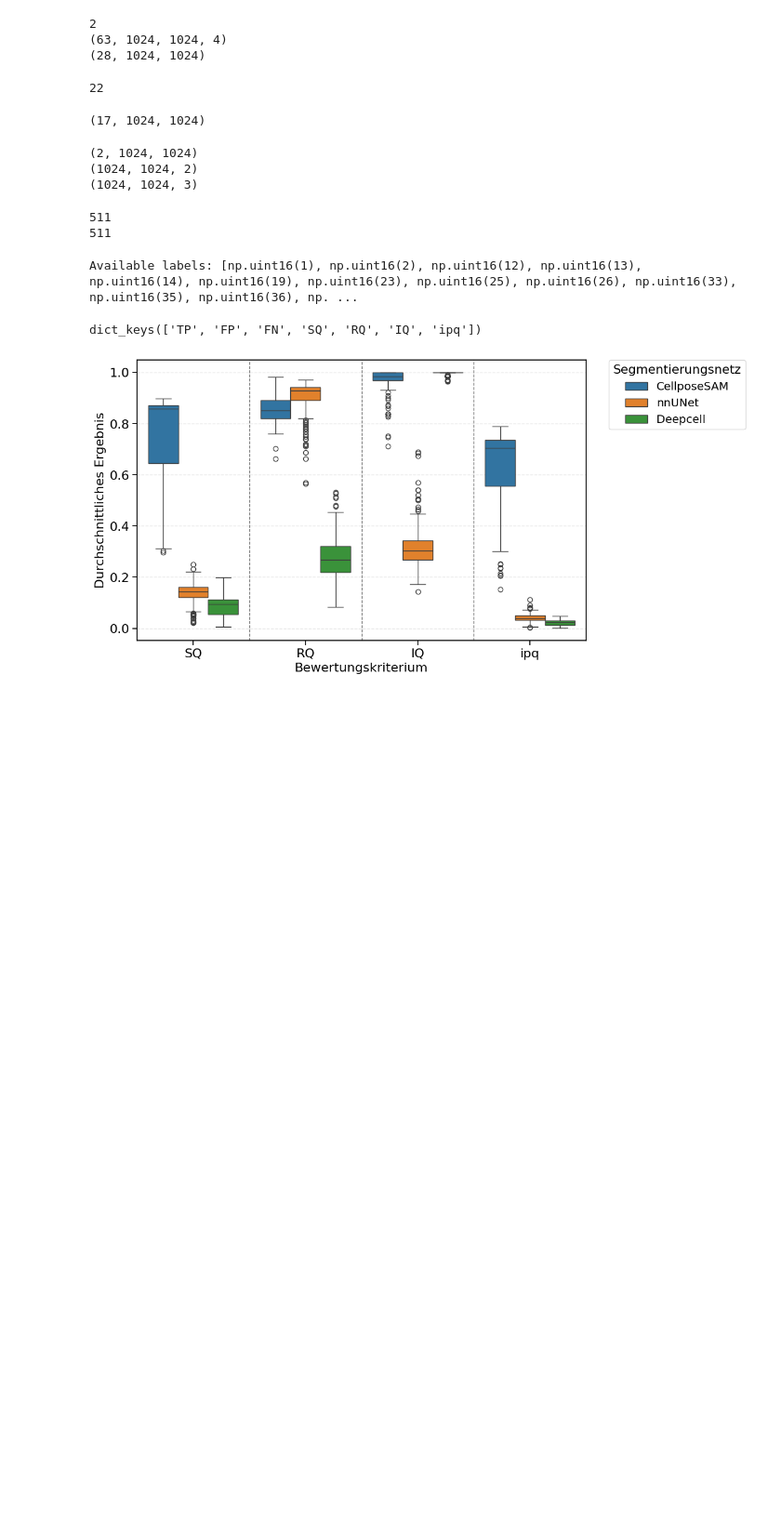
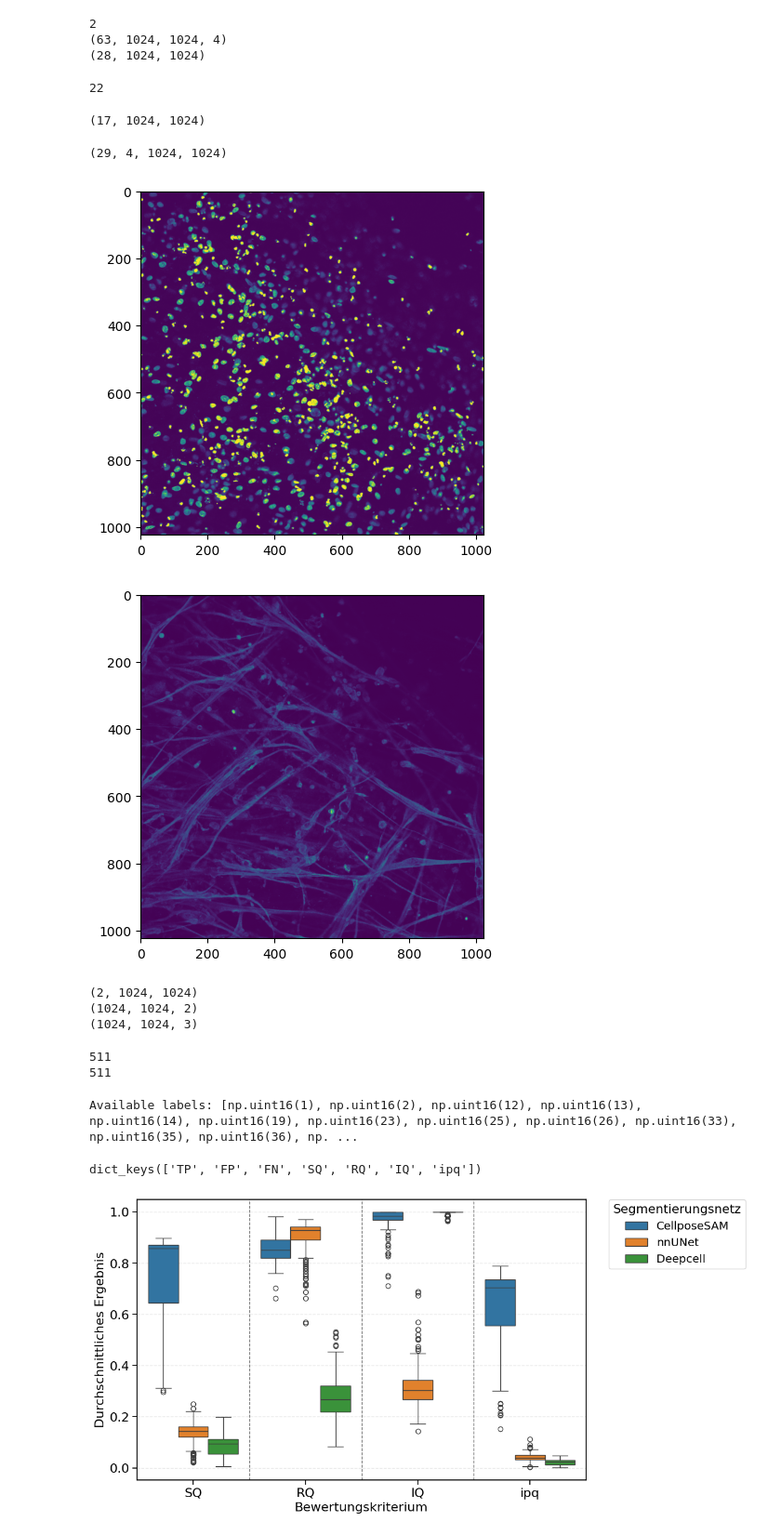
Before and after one commit to DavidExler/Masterarbeit, a Jupyter notebook: data.ipynb, the cells around one changed output. Shown: that part at 93% size. Drawn from its saved outputs; the diff is of its cells as text; code cells hidden in the pictures; blank space fills up the shorter version.

```diff
--- a/data.ipynb
+++ b/data.ipynb
@@ -83,21 +83,34 @@ print(img.shape)
 # %%
 import matplotlib.pyplot as plt
 from scipy.ndimage import label
 from skimage.measure import regionprops
 import numpy as np
 
-binary = img[8,:,:] >= 1
-plt.imshow(binary)
+img = imgs_20xRenamed[1]
+print(img.shape)
+plt.imshow(img[12,0,:,:])
 plt.show()
-labeled, _ = label(binary)
-props = regionprops(labeled)
+plt.imshow(img[12,1,:,:])
+plt.show()
+plt.imsave('my_test.png', img[12,1,:,:], cmap='gray')
+plt.imsave('nc_test.png', img[12,0,:,:], cmap='gray')
 
-sizes = [prop.area for prop in props]
-print(np.average(sizes))
-diameters = [np.cbrt(p.area) for p in props]
-print(np.average(diameters))
-diameters = [np.sqrt(p.area) for p in props]
-print(np.average(diameters))
+#binary = img[8,:,:] >= 1
+#plt.imshow(binary)
+#plt.show()
+#labeled, _ = label(binary)
+#props = regionprops(labeled)#
+
+#sizes = [prop.area for prop in props]
+#print(np.average(sizes))
+#diameters = [np.cbrt(p.area) for p in props]
+#print(np.average(diameters))
+#diameters = [np.sqrt(p.area) for p in props]
+#print(np.average(diameters))
+# %% [output]
+(29, 4, 1024, 1024)
+[figure, added]
+[figure, added]
 # %%
 #import re
 #import os
```
Also changed, not shown: 1 other file.
